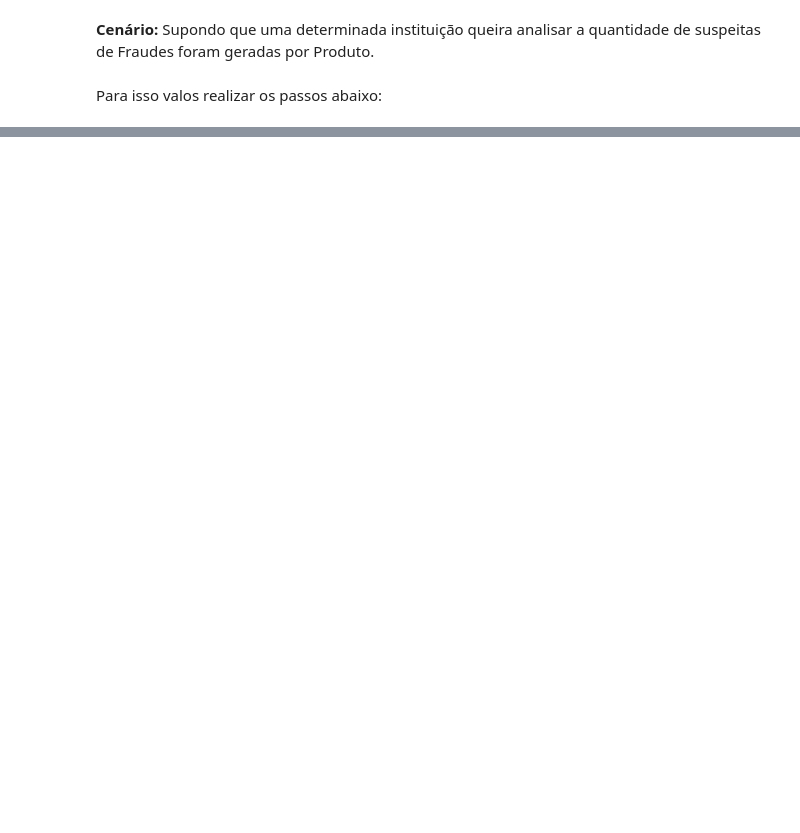
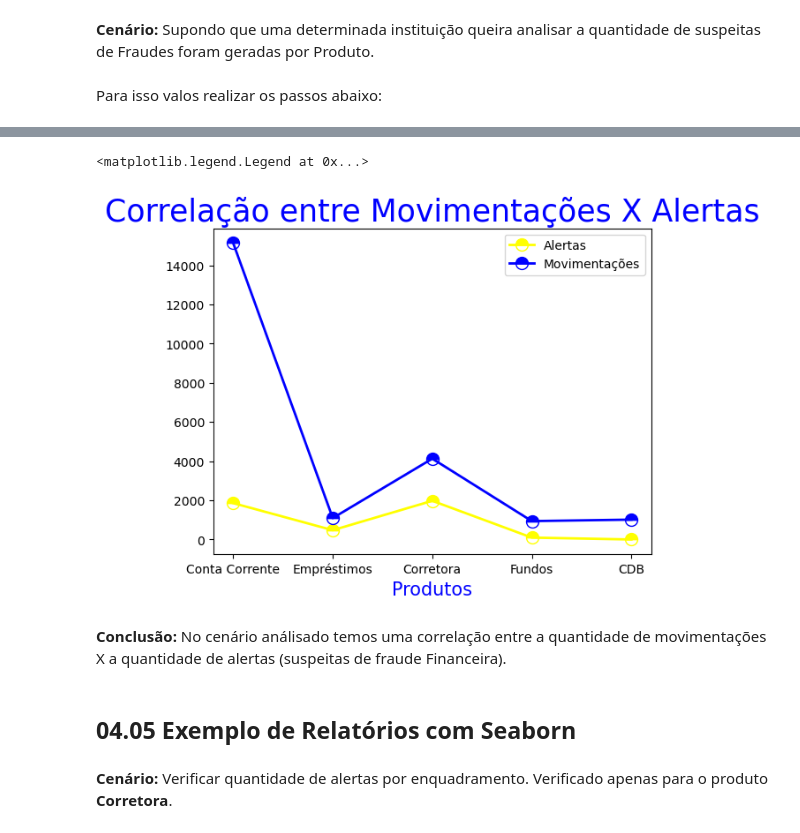
Before and after one commit to JosiTubaroski/Analise_de_Dados, a Jupyter notebook: Prevencao_Lavagem_Dinheiro/Rastreamento_prevencao_Lavagem_Dinheiro.ipynb, the cells around one changed output, grey strips where cells are left out. Drawn from its saved outputs; the diff is of its cells as text; code cells hidden in the pictures; blank space fills up the shorter version.

```diff
--- a/Prevencao_Lavagem_Dinheiro/Rastreamento_prevencao_Lavagem_Dinheiro.ipynb
+++ b/Prevencao_Lavagem_Dinheiro/Rastreamento_prevencao_Lavagem_Dinheiro.ipynb
@@ -194,0 +218,26 @@ plt.scatter(x, y, c="blue", ls = "-", lw = 1, marker = "o")
+# %%
+#Correlação entre movimentações X quantidade de alertas
+
+x  = dados['nm_produto']
+y  = dados['Qtd_alertas']
+y2 = mov['qtd_movimentacoes']
+# %%
+plt.plot(x,y, c = "yellow", ls = "-", lw = 2, marker = 'o', ms = 10, fillstyle = "top", mfc = "yellow", label = "Alertas")
+plt.plot(x,y2, c = "blue", ls = "-", lw = 2, marker = 'o', ms = 10, fillstyle = "top", mfc = "blue", label = "Movimentações")
+
+plt.title('Correlação entre Movimentações X Alertas', color = "blue", fontsize = 25)
+
+#Primeira descrição
+plt.xlabel("Produtos", color = "blue", fontsize = 15)
+#Inserindo Legenda
+plt.legend()
+# %% [output]
+<matplotlib.legend.Legend at 0x...>
+[figure, added]
+# %% [markdown]
+**Conclusão:** No cenário análisado temos uma correlação entre a quantidade de movimentações X a quantidade de alertas (suspeitas de fraude Financeira).
+# %% [markdown]
+## 04.05 Exemplo de Relatórios com Seaborn
+# %% [markdown]
+**Cenário:** Verificar quantidade de alertas por enquadramento.
+Verificado apenas para o produto **Corretora**.
```
Also changed, not shown: parts of 11 cells of this notebook.
